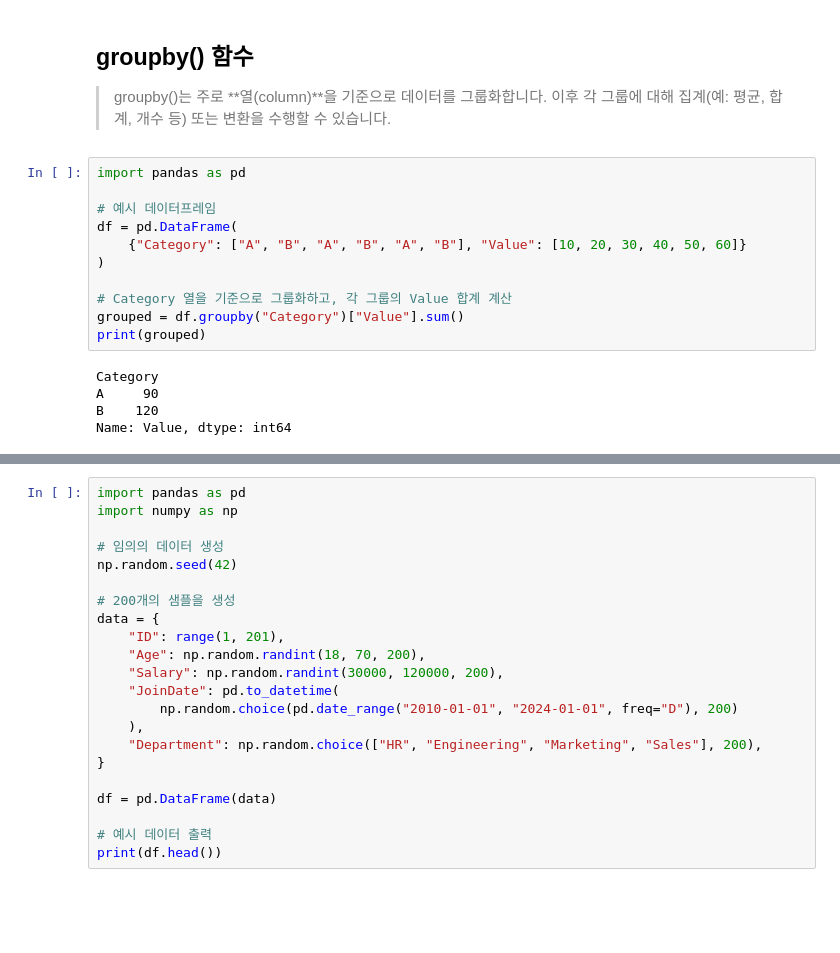
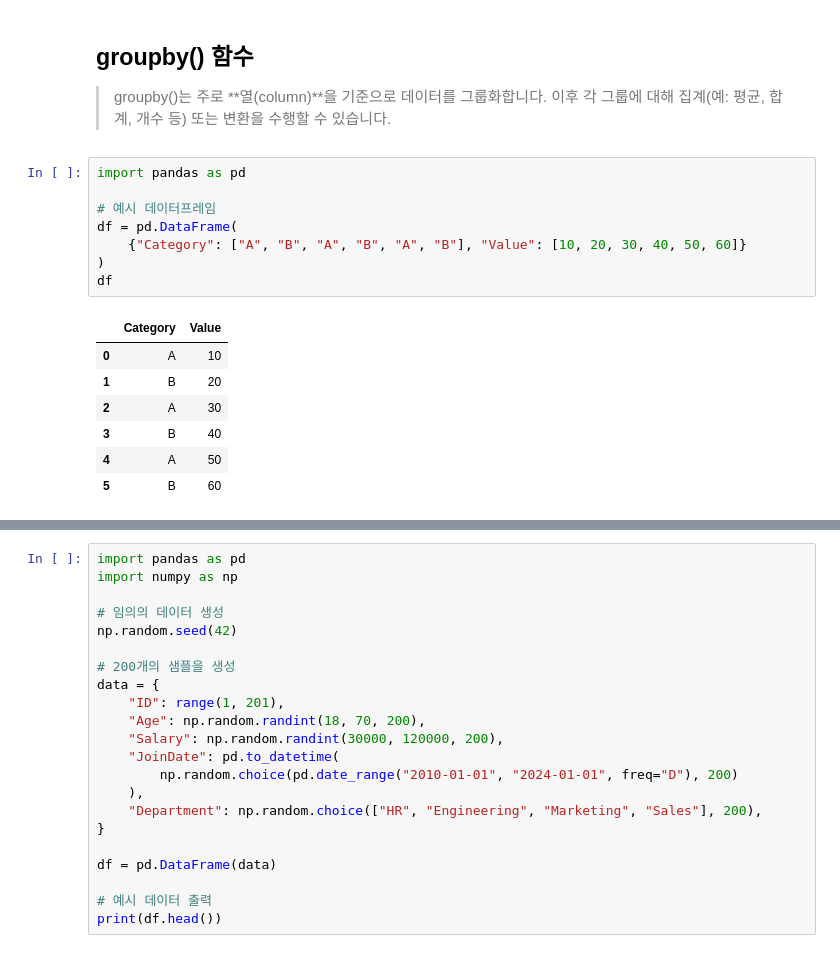
Before and after one commit to Collegenie-X/python_ex, a Jupyter notebook: Pandas/4단계_groupby()_pivot().ipynb, the cells around one changed output, grey strips where cells are left out. Drawn from its saved outputs; the diff is of its cells as text; blank space fills up the shorter version.

```diff
--- a/Pandas/4단계_groupby()_pivot().ipynb
+++ b/Pandas/4단계_groupby()_pivot().ipynb
@@ -4,16 +4,16 @@
 # %%
 import pandas as pd
 
 # 예시 데이터프레임
 df = pd.DataFrame(
     {"Category": ["A", "B", "A", "B", "A", "B"], "Value": [10, 20, 30, 40, 50, 60]}
 )
-
-# Category 열을 기준으로 그룹화하고, 각 그룹의 Value 합계 계산
-grouped = df.groupby("Category")["Value"].sum()
-print(grouped)
+df
 # %% [output]
-Category
-A     90
-B    120
-Name: Value, dtype: int64
+|  | Category | Value |
+| 0 | A | 10 |
+| 1 | B | 20 |
+| 2 | A | 30 |
+| 3 | B | 40 |
+| 4 | A | 50 |
+| 5 | B | 60 |
```
Also changed, not shown: parts of 11 cells of this notebook.
